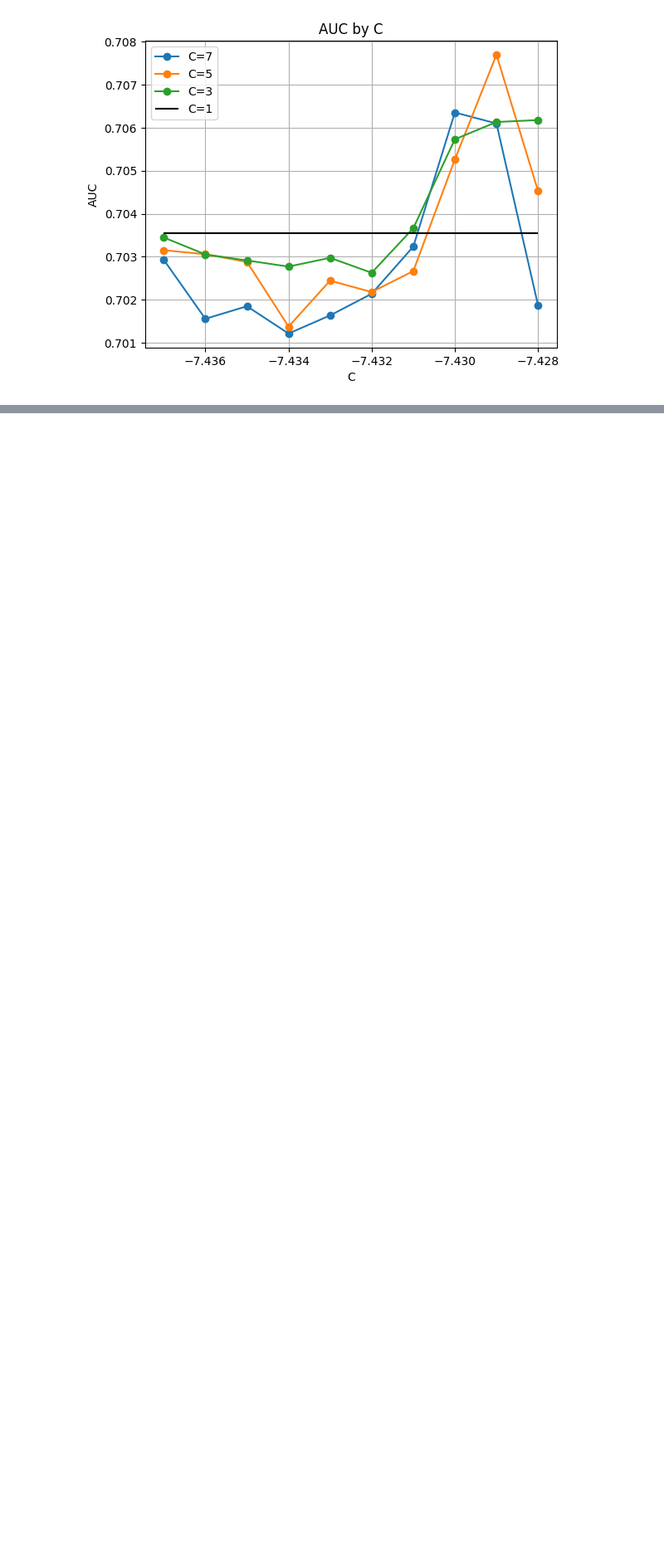
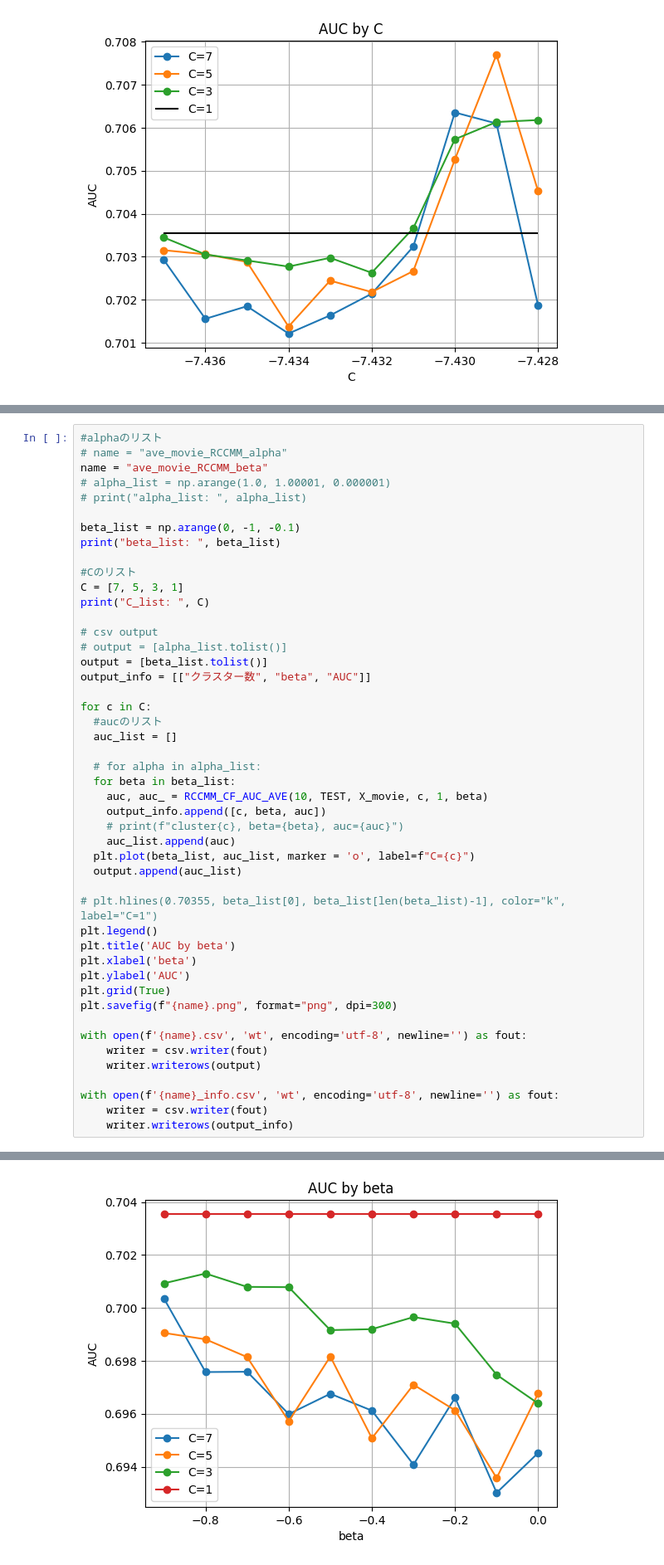
Before and after one commit to kimisuke0503/colab-research, a Jupyter notebook: movieLens_average/ave_movie_RSCCMM_CF_delta.ipynb, the cells around one changed output, grey strips where cells are left out. Shown at 83% size. Drawn from its saved outputs; the diff is of its cells as text; blank space fills up the shorter version.

```diff
--- a/movieLens_average/ave_movie_RSCCMM_CF_delta.ipynb
+++ b/movieLens_average/ave_movie_RSCCMM_CF_delta.ipynb
@@ -217,0 +285,48 @@ plt.savefig(f"{name}.png", format="png", dpi=300)
+# %%
+#alphaのリスト
+# name = "ave_movie_RCCMM_alpha"
+name = "ave_movie_RCCMM_beta"
+# alpha_list = np.arange(1.0, 1.00001, 0.000001)
+# print("alpha_list: ", alpha_list)
+
+beta_list = np.arange(0, -1, -0.1)
+print("beta_list: ", beta_list)
+
+#Cのリスト
+C = [7, 5, 3, 1]
+print("C_list: ", C)
+
+# csv output
+# output = [alpha_list.tolist()]
+output = [beta_list.tolist()]
+output_info = [["クラスター数", "beta", "AUC"]]
+
+for c in C:
+  #aucのリスト
+  auc_list = []
+
+  # for alpha in alpha_list:
+  for beta in beta_list:
+    auc, auc_ = RCCMM_CF_AUC_AVE(10, TEST, X_movie, c, 1, beta)
+    output_info.append([c, beta, auc])
+    # print(f"cluster{c}, beta={beta}, auc={auc}")
+    auc_list.append(auc)
+  plt.plot(beta_list, auc_list, marker = 'o', label=f"C={c}")
+  output.append(auc_list)
+
+# plt.hlines(0.70355, beta_list[0], beta_list[len(beta_list)-1], color="k", label="C=1")
+plt.legend()
+plt.title('AUC by beta')
+plt.xlabel('beta')
+plt.ylabel('AUC')
+plt.grid(True)
+plt.savefig(f"{name}.png", format="png", dpi=300)
+
+with open(f'{name}.csv', 'wt', encoding='utf-8', newline='') as fout:
+    writer = csv.writer(fout)
+    writer.writerows(output)
+
+with open(f'{name}_info.csv', 'wt', encoding='utf-8', newline='') as fout:
+    writer = csv.writer(fout)
+    writer.writerows(output_info)
+# %% [output]
@@ -217,0 +335 @@ plt.savefig(f"{name}.png", format="png", dpi=300)
+[figure, added]
```
Also changed, not shown: parts of 5 cells of this notebook.
